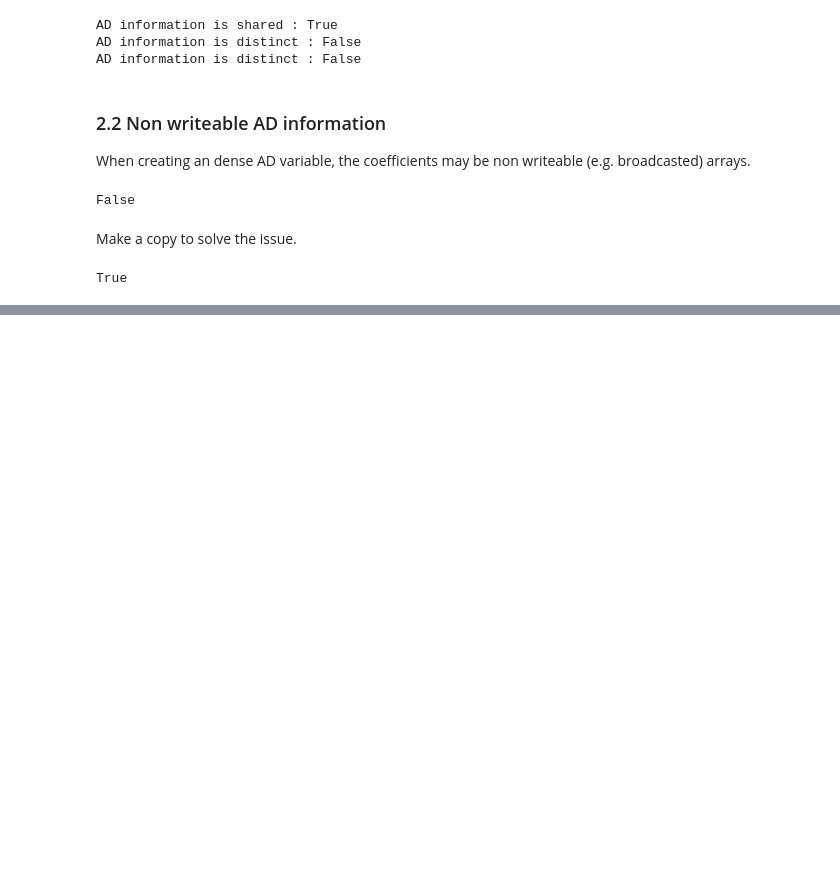
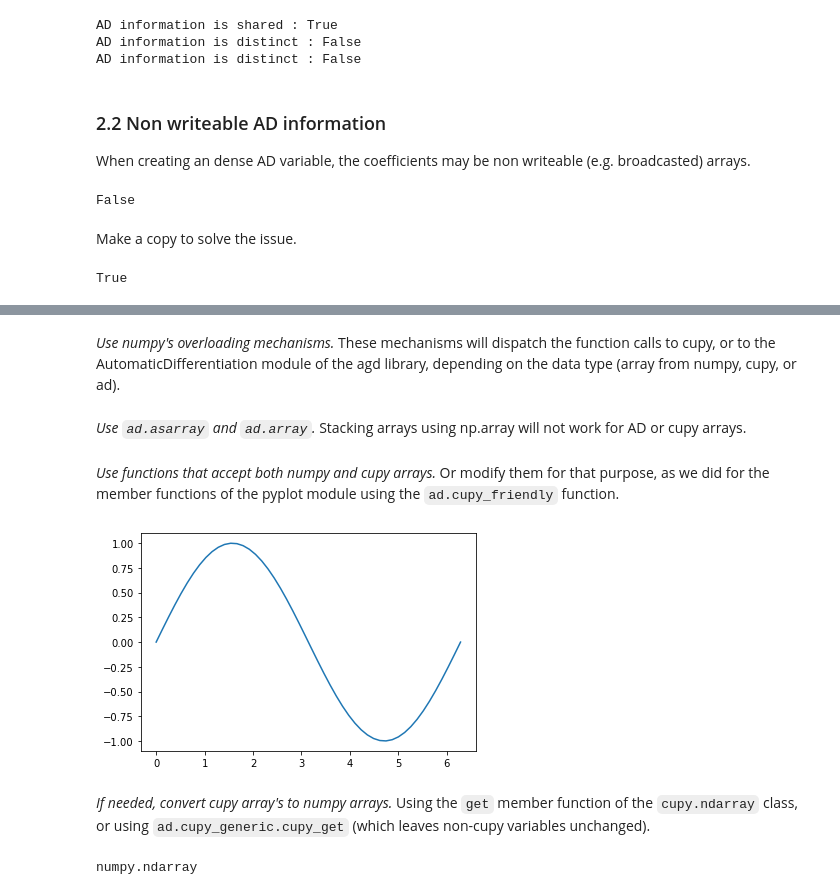
Before and after one commit to Mirebeau/AdaptiveGridDiscretizations_showcase, a Jupyter notebook: Notebooks_Algo/ADBugs.ipynb, the cells around one changed output, grey strips where cells are left out. Saved outputs shown, nothing was run; the diff lists cells and outputs as text; code cells hidden in the pictures; blank space fills up the shorter version.

```diff
--- a/Notebooks_Algo/ADBugs.ipynb
+++ b/Notebooks_Algo/ADBugs.ipynb
@@ -144,0 +153,2 @@ y+=1
+# %%
+xp = np
@@ -144,0 +162,22 @@ y+=1
+# %%
+x = xp.linspace(0,2*np.pi)
+# %% [markdown]
+*Use numpy's overloading mechanisms.* These mechanisms will dispatch the function calls to cupy, or to the AutomaticDifferentiation module of the agd library, depending on the data type (array from numpy, cupy, or ad).
+# %%
+y = np.sin(x)
+# %% [markdown]
+*Use `ad.asarray` and `ad.array`.* Stacking arrays using np.array will not work for AD or cupy arrays.
+# %%
+xy = ad.array([x,y])
+# %% [markdown]
+*Use functions that accept both numpy and cupy arrays.* Or modify them for that purpose, as we did for the member functions of the pyplot module using the `ad.cupy_friendly` function.
+# %%
+plt.plot(*xy);
+# %% [output]
+[figure, added]
+# %% [markdown]
+*If needed, convert cupy array's to numpy arrays.* Using the `get` member function of the `cupy.ndarray` class, or using `ad.cupy_generic.cupy_get` (which leaves non-cupy variables unchanged).
+# %%
+type(ad.cupy_generic.cupy_get(y))
+# %% [output]
+numpy.ndarray
```
Also changed, not shown: parts of 8 cells of this notebook, 37 other files.
